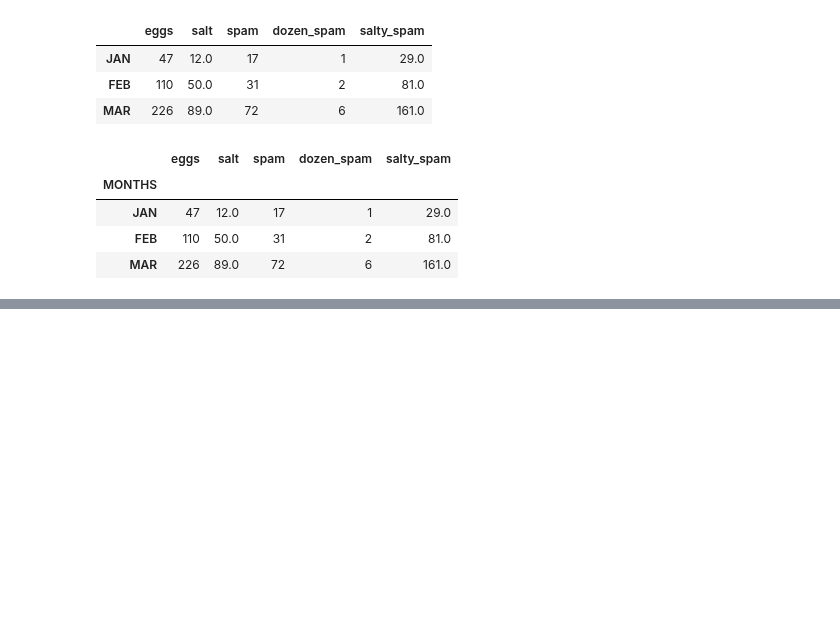
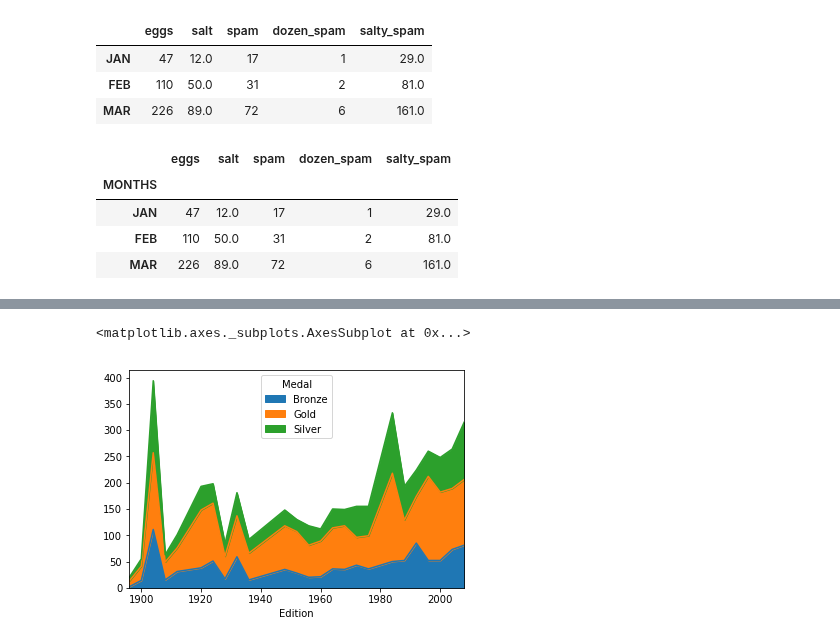
Before and after one commit to woosa7/PythonDataAnalytics, a Jupyter notebook: pystudy/DataCamp06.ipynb, the cells around one changed output, grey strips where cells are left out. Cells and saved outputs as stored; diff of their text form; code cells hidden in the pictures; blank space fills up the shorter version.

```diff
--- a/pystudy/DataCamp06.ipynb
+++ b/pystudy/DataCamp06.ipynb
@@ -241,0 +808,6 @@ KeyError: 'MultiIndex Slicing requires the index to be fully lexsorted tuple len
+# %%
+# Area Plot
+usa_medals_by_year.plot.area()
+# %% [output]
+<matplotlib.axes._subplots.AxesSubplot at 0x...>
+[figure, added]
```
Also changed, not shown: parts of 98 cells of this notebook, 3 other files.
